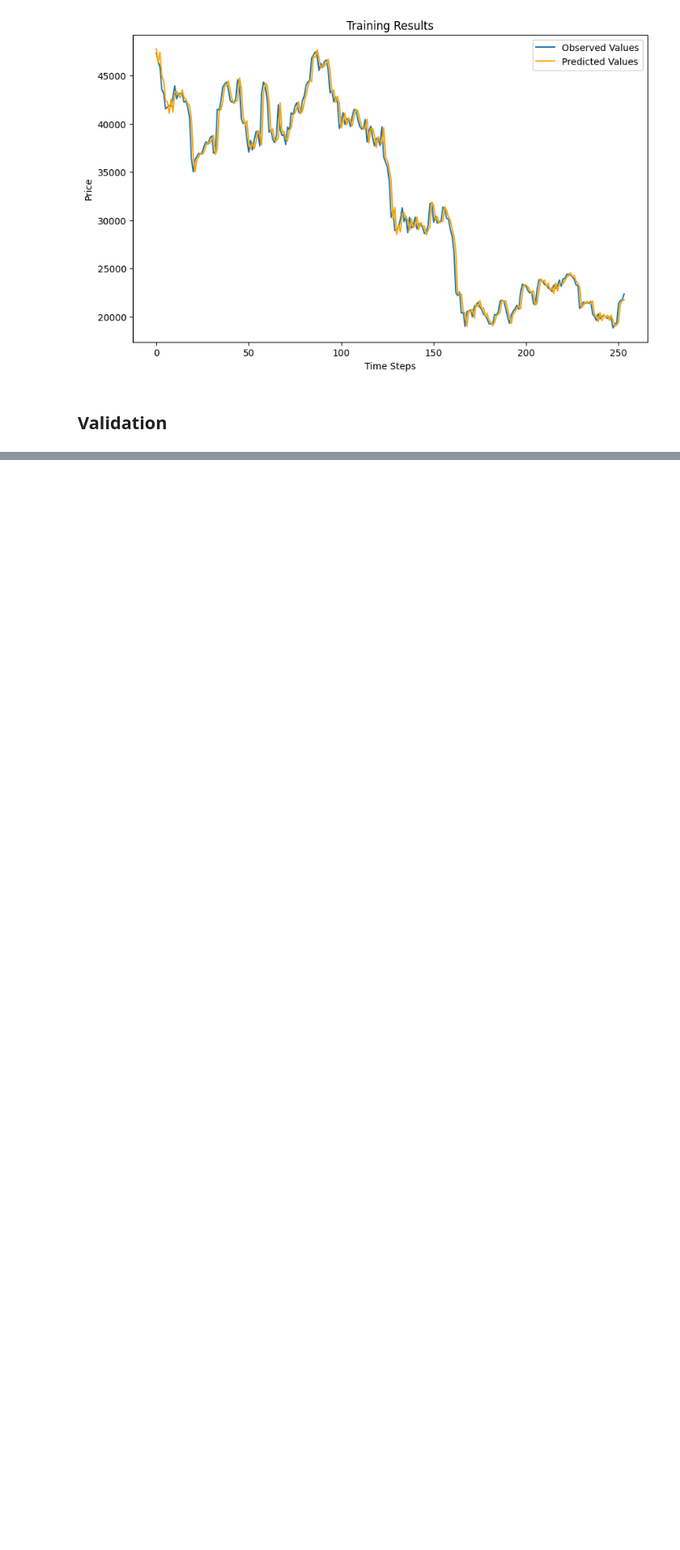
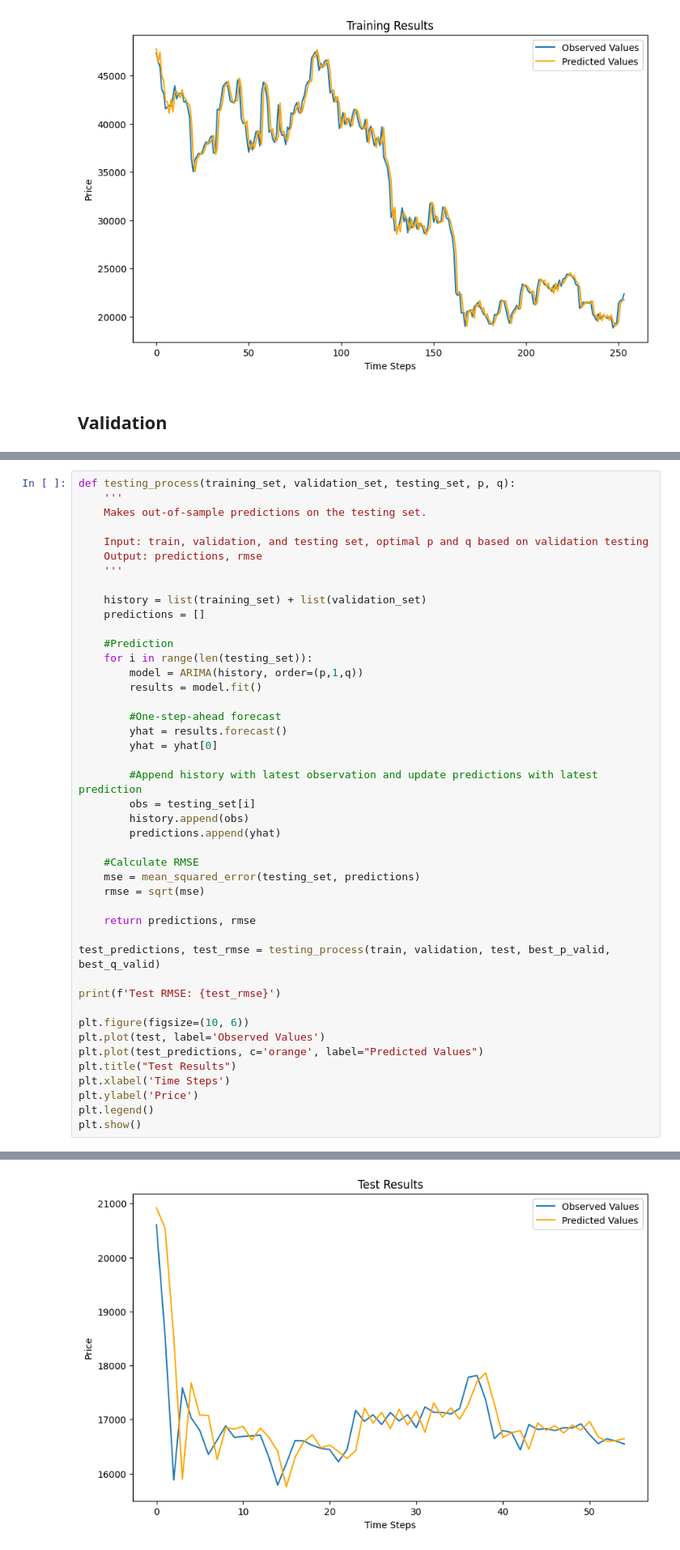
Before and after one commit to cferggie/Predicting-Bitcoin-Returns-with-Long-Short-Term-Memory-LSTM-Neural-Networks, a Jupyter notebook: ARIMA.ipynb, the cells around one changed output, grey strips where cells are left out. Shown at 81% size. Drawn from its saved outputs; the diff is of its cells as text; blank space fills up the shorter version.

```diff
--- a/ARIMA.ipynb
+++ b/ARIMA.ipynb
@@ -365,0 +404,45 @@ Residuals are likely not normally distributed (reject H0).
+# %%
+def testing_process(training_set, validation_set, testing_set, p, q):
+    '''
+    Makes out-of-sample predictions on the testing set.
+
+    Input: train, validation, and testing set, optimal p and q based on validation testing
+    Output: predictions, rmse
+    '''
+
+    history = list(training_set) + list(validation_set)
+    predictions = []
+
+    #Prediction
+    for i in range(len(testing_set)):
+        model = ARIMA(history, order=(p,1,q))
+        results = model.fit()
+
+        #One-step-ahead forecast
+        yhat = results.forecast()
+        yhat = yhat[0]
+
+        #Append history with latest observation and update predictions with latest prediction
+        obs = testing_set[i]
+        history.append(obs)
+        predictions.append(yhat)
+
+    #Calculate RMSE
+    mse = mean_squared_error(testing_set, predictions)
+    rmse = sqrt(mse)
+
+    return predictions, rmse
+
+test_predictions, test_rmse = testing_process(train, validation, test, best_p_valid, best_q_valid)
+
+print(f'Test RMSE: {test_rmse}')
+
+plt.figure(figsize=(10, 6))
+plt.plot(test, label='Observed Values')
+plt.plot(test_predictions, c='orange', label="Predicted Values")
+plt.title("Test Results")
+plt.xlabel('Time Steps')
+plt.ylabel('Price')
+plt.legend()
+plt.show()
+# %% [output]
@@ -365,0 +450 @@ Residuals are likely not normally distributed (reject H0).
+[figure, added]
```
Also changed, not shown: parts of 12 cells of this notebook.
